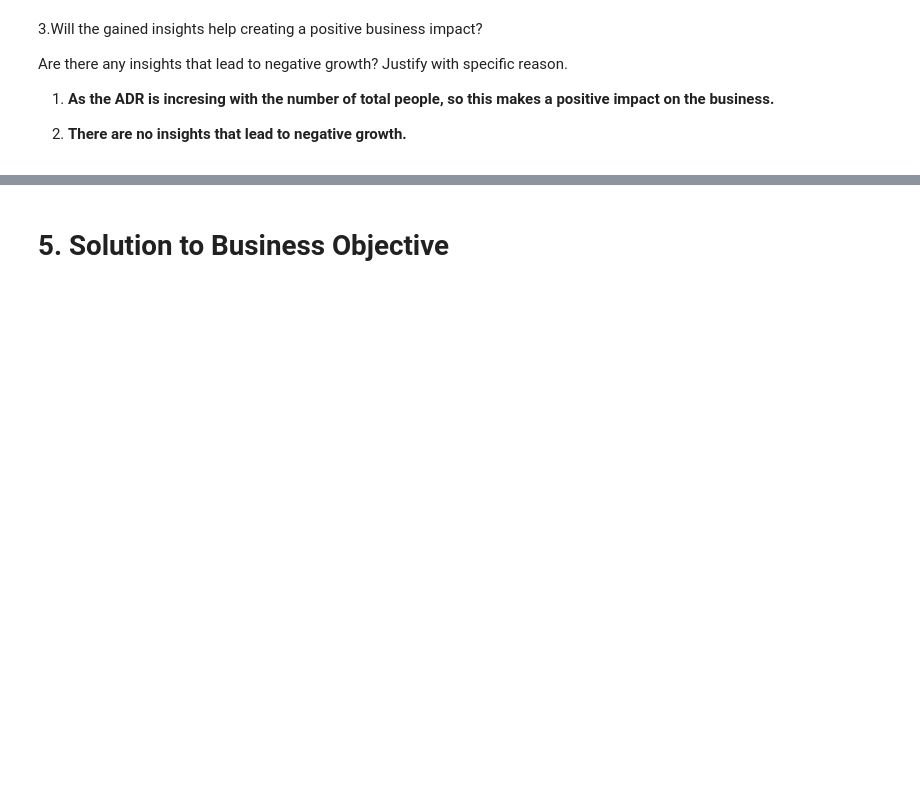
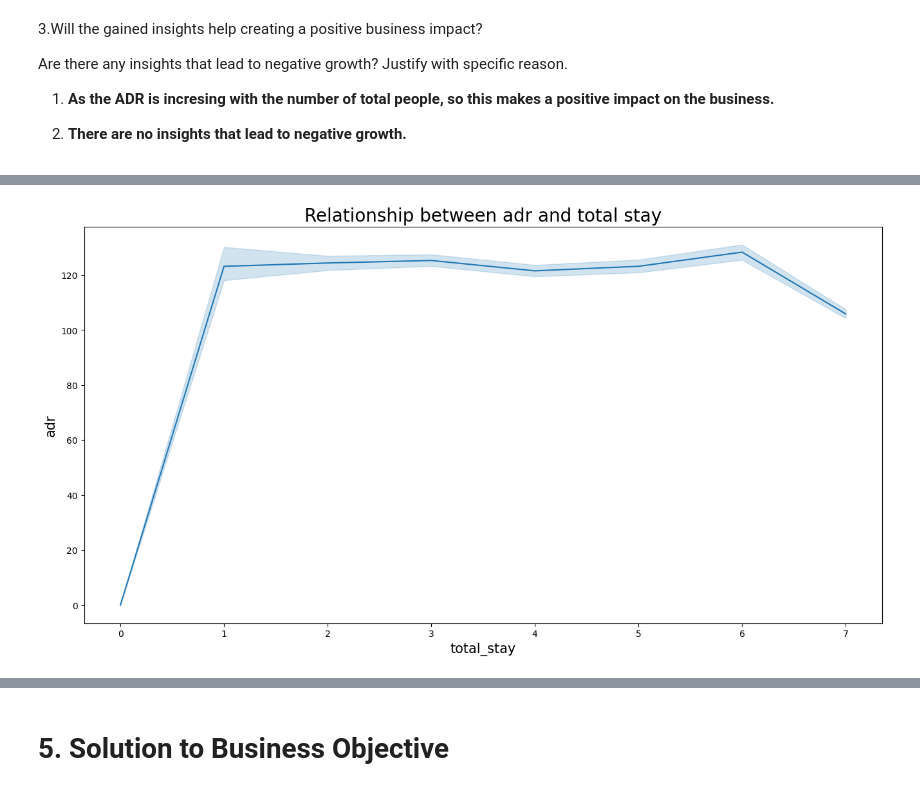
Before and after one commit to Shreya-1003/CapStone-Projects-Module_2, a Jupyter notebook: EDA_Hotel_Booking_Analysis.ipynb, the cells around one changed output, grey strips where cells are left out. Saved outputs shown, nothing was run; the diff lists cells and outputs as text; code cells hidden in the pictures; blank space fills up the shorter version.

```diff
--- a/EDA_Hotel_Booking_Analysis.ipynb
+++ b/EDA_Hotel_Booking_Analysis.ipynb
@@ -950,0 +955,6 @@ Are there any insights that lead to negative growth? Justify with specific reaso
+# %%
+# Chart - 14 visualization code
+adr_vs_stay = hotel_df.groupby(['total_stay', 'adr','hotel']).agg('count').reset_index().rename(columns={'is_canceled':'Number of stays'})
+adr_vs_stay = adr_vs_stay.iloc[:, :3]
+adr_vs_stay = adr_vs_stay[:18000]
+adr_vs_stay
@@ -950,0 +975,10 @@ Are there any insights that lead to negative growth? Justify with specific reaso
+# %%
+#plot line chart
+plt.figure(figsize=(16,8))
+sns.lineplot(x='total_stay',y='adr',data=adr_vs_stay)
+plt.title('Relationship between adr and total stay', fontsize = 20)
+plt.xlabel('total_stay',fontsize=15)
+plt.ylabel('adr', fontsize=15)
+plt.show()
+# %% [output]
+[figure, added]
```
Also changed, not shown: parts of 12 cells of this notebook.
